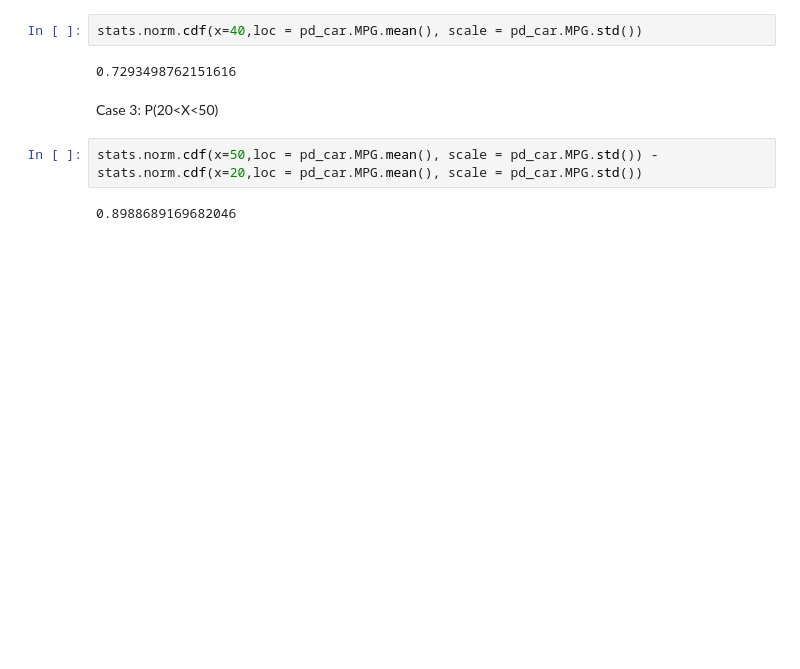
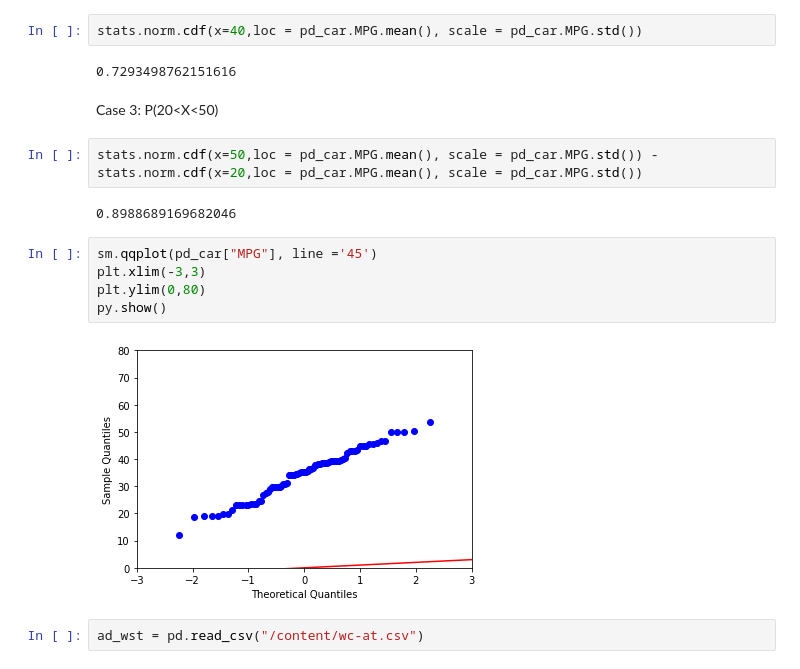
Before and after one commit to Bitirna/reimagined-doodle, a Jupyter notebook: probability_of_cars.ipynb, the cells around one changed output. Drawn from its saved outputs; the diff is of its cells as text; blank space fills up the shorter version.

```diff
--- a/probability_of_cars.ipynb
+++ b/probability_of_cars.ipynb
@@ -40,3 +43,12 @@ Case 3: P(20<X<50)
 stats.norm.cdf(x=50,loc = pd_car.MPG.mean(), scale = pd_car.MPG.std()) - stats.norm.cdf(x=20,loc = pd_car.MPG.mean(), scale = pd_car.MPG.std())
 # %% [output]
 0.8988689169682046
+# %%
+sm.qqplot(pd_car["MPG"], line ='45')
+plt.xlim(-3,3)
+plt.ylim(0,80)
+py.show()
+# %% [output]
+[figure, added]
+# %%
+ad_wst = pd.read_csv("/content/wc-at.csv")
```
Also changed, not shown: parts of 3 cells of this notebook.
